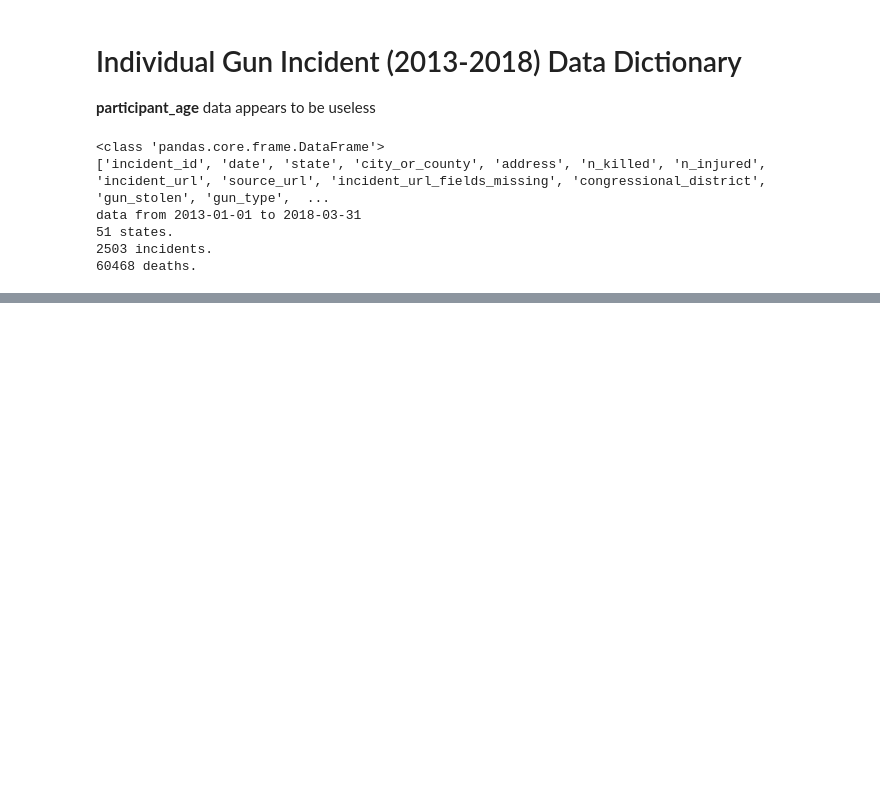
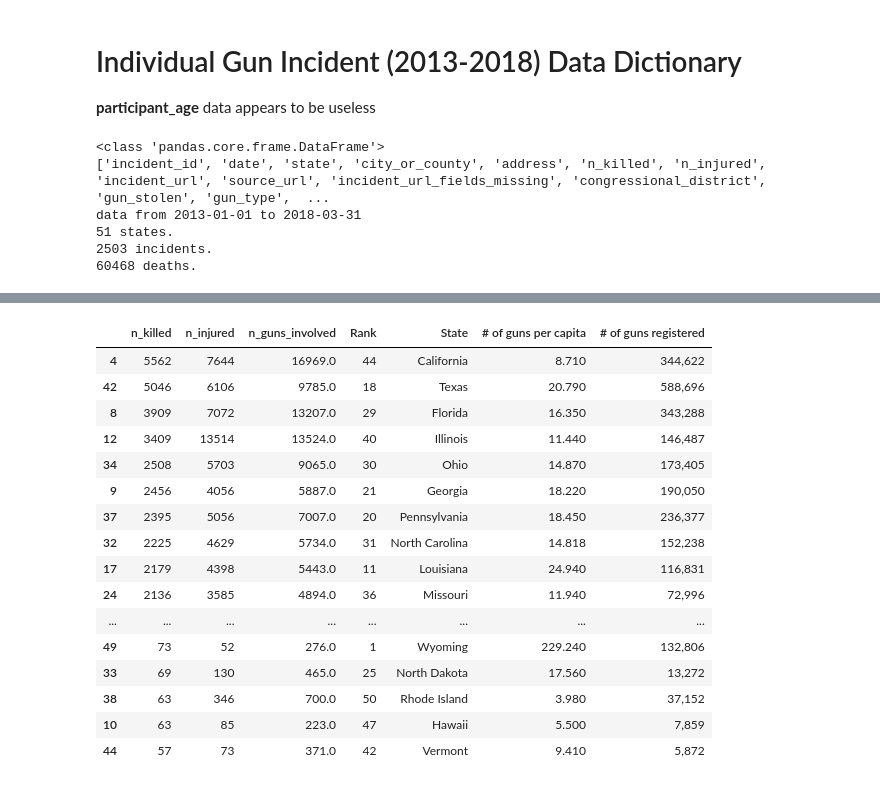
Before and after one commit to usefulmove/code, a Jupyter notebook: guns/guns.ipynb, the cells around one changed output, grey strips where cells are left out. Saved outputs shown, nothing was run; the diff lists cells and outputs as text; code cells hidden in the pictures; blank space fills up the shorter version.

```diff
--- a/guns/guns.ipynb
+++ b/guns/guns.ipynb
@@ -83,0 +109,23 @@ plt.plot(gpc['# of guns per capita'], gpc['State'])
+# %%
+data.groupby("state")[["state", "n_killed", "n_injured", "n_guns_involved"]] \
+    .aggregate("sum") \
+    .merge(gpc, left_on="state", right_on="State") \
+    .sort_values('n_killed', ascending=False)
+# %% [output]
+|  | n_killed | n_injured | n_guns_involved | Rank | State | # of guns per capita | # of guns registered |
+| 4 | 5562 | 7644 | 16969.0 | 44 | California | 8.710 | 344,622 |
+| 42 | 5046 | 6106 | 9785.0 | 18 | Texas | 20.790 | 588,696 |
+| 8 | 3909 | 7072 | 13207.0 | 29 | Florida | 16.350 | 343,288 |
+| 12 | 3409 | 13514 | 13524.0 | 40 | Illinois | 11.440 | 146,487 |
+| 34 | 2508 | 5703 | 9065.0 | 30 | Ohio | 14.870 | 173,405 |
+| 9 | 2456 | 4056 | 5887.0 | 21 | Georgia | 18.220 | 190,050 |
+| 37 | 2395 | 5056 | 7007.0 | 20 | Pennsylvania | 18.450 | 236,377 |
+| 32 | 2225 | 4629 | 5734.0 | 31 | North Carolina | 14.818 | 152,238 |
+| 17 | 2179 | 4398 | 5443.0 | 11 | Louisiana | 24.940 | 116,831 |
+| 24 | 2136 | 3585 | 4894.0 | 36 | Missouri | 11.940 | 72,996 |
+| ... | ... | ... | ... | ... | ... | ... | ... |
+| 49 | 73 | 52 | 276.0 | 1 | Wyoming | 229.240 | 132,806 |
+| 33 | 69 | 130 | 465.0 | 25 | North Dakota | 17.560 | 13,272 |
+| 38 | 63 | 346 | 700.0 | 50 | Rhode Island | 3.980 | 37,152 |
+| 10 | 63 | 85 | 223.0 | 47 | Hawaii | 5.500 | 7,859 |
+| 44 | 57 | 73 | 371.0 | 42 | Vermont | 9.410 | 5,872 |
```
Also changed, not shown: parts of 5 cells of this notebook.
